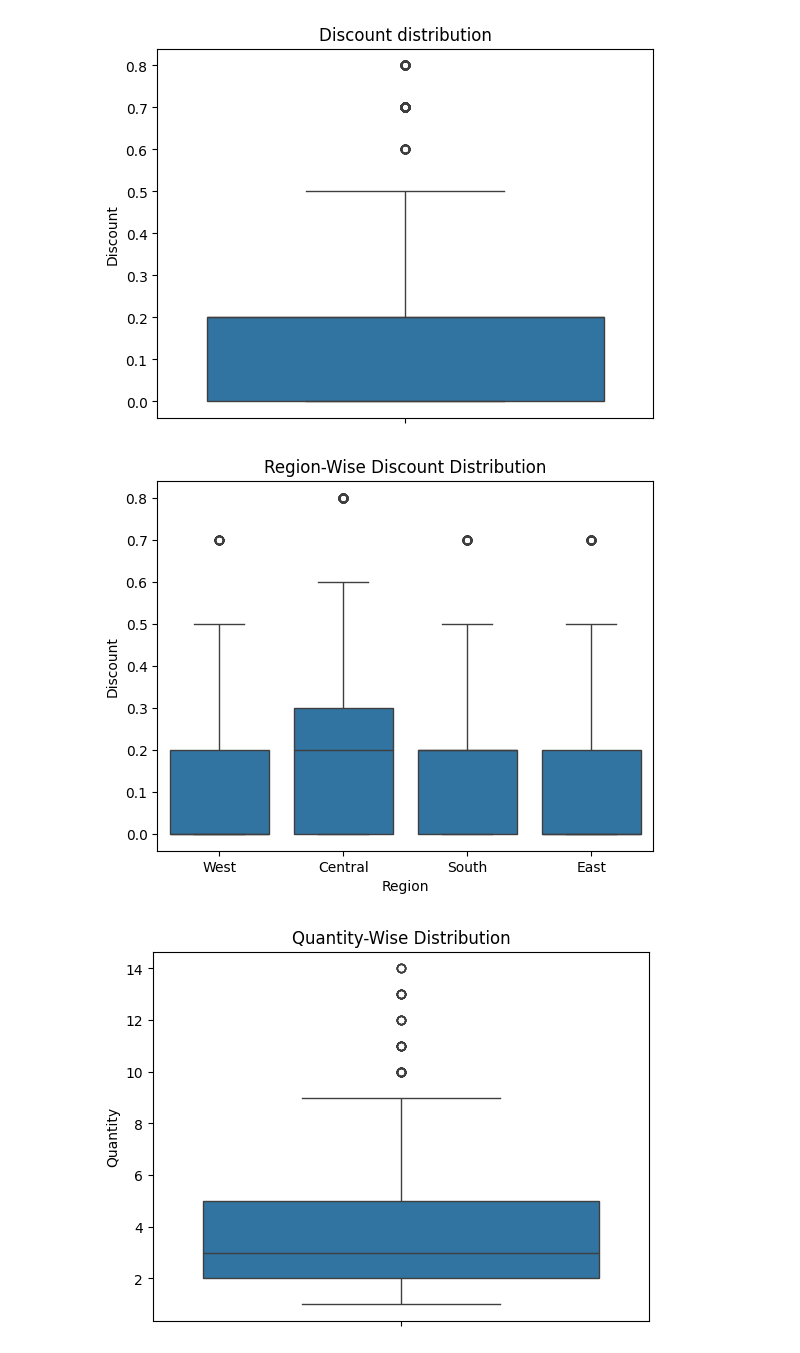
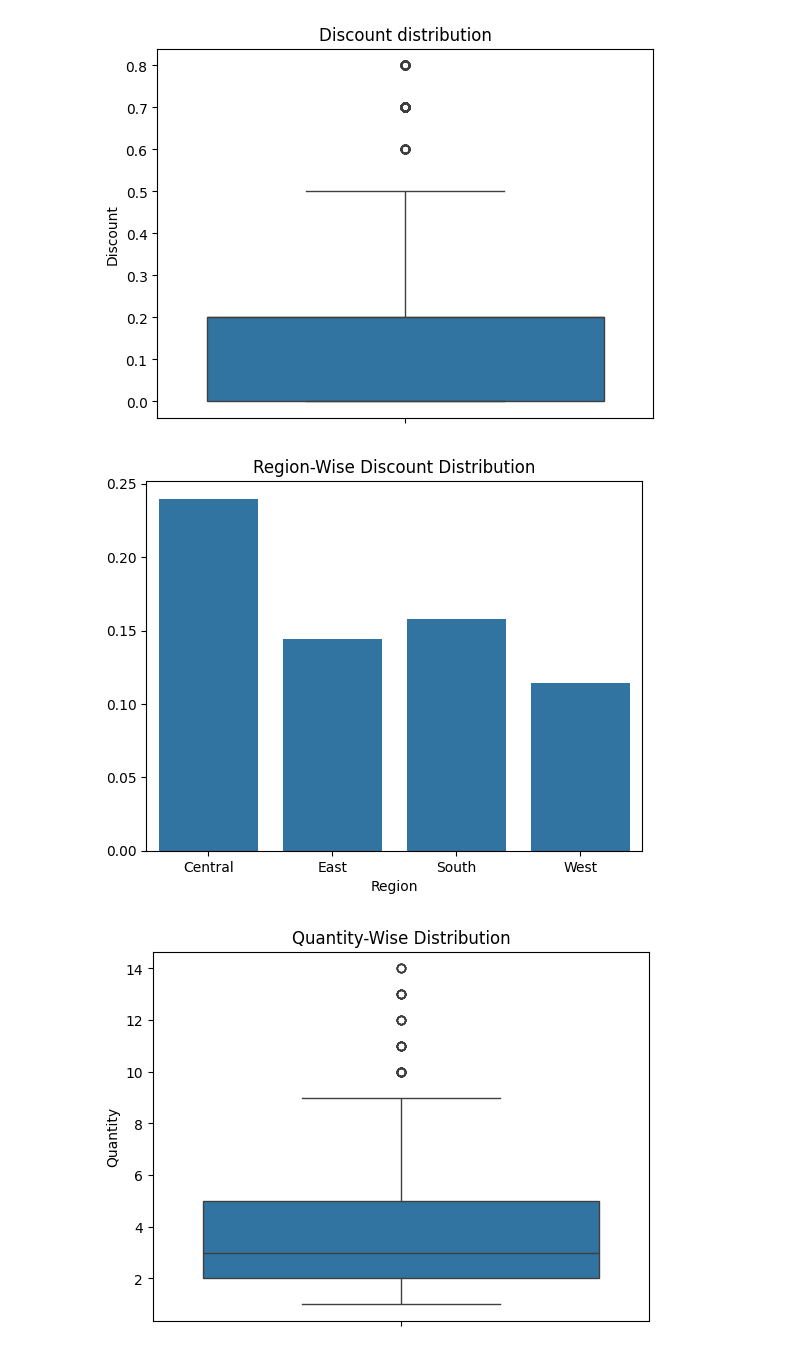
Before and after one commit to ankitg-02/sales_analysis, a Jupyter notebook: Corporate.ipynb, the cells around one changed output. Cells and saved outputs as stored; diff of their text form; code cells hidden in the pictures.

```diff
--- a/Corporate.ipynb
+++ b/Corporate.ipynb
@@ -188,11 +194,12 @@ plt.show()
 [figure]
 # %%
 #discount pattern distribution
-sns.boxplot(y=corporate_data['Discount'],x=corporate_data['Region'])
+discount_by_region=corporate_data.groupby('Region')['Discount'].mean()
+sns.barplot(y=discount_by_region.values,x=discount_by_region.index)
 plt.title("Region-Wise Discount Distribution")
 plt.show()
 # %% [output]
-[figure, old version]
+[figure, new version]
 # %%
 #quantity pattern distribution
 sns.boxplot(corporate_data['Quantity'])
```
Also changed, not shown: parts of 5 cells of this notebook.
